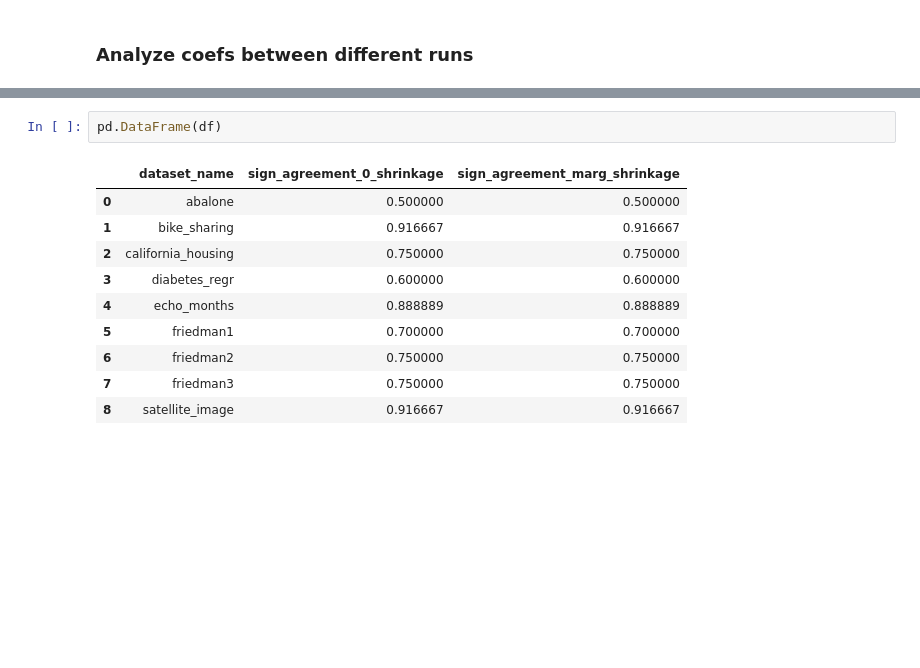
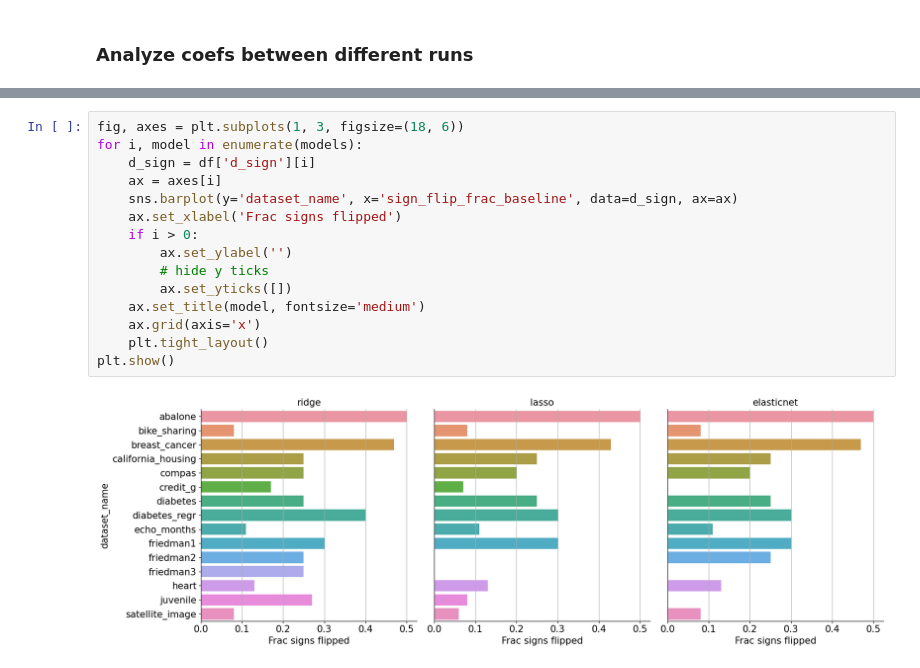
Before and after one commit to csinva/gam-experiments, a Jupyter notebook: notebooks/04_vary_linear.ipynb, the cells around one changed output, grey strips where cells are left out. Saved outputs shown, nothing was run; the diff lists cells and outputs as text; blank space fills up the shorter version.

```diff
--- a/notebooks/04_vary_linear.ipynb
+++ b/notebooks/04_vary_linear.ipynb
@@ -106,13 +143,17 @@ for idx, g in d.groupby(
-# %%
-pd.DataFrame(df)
-# %% [output]
-|  | dataset_name | sign_agreement_0_shrinkage | sign_agreement_marg_shrinkage |
-| 0 | abalone | 0.500000 | 0.500000 |
-| 1 | bike_sharing | 0.916667 | 0.916667 |
-| 2 | california_housing | 0.750000 | 0.750000 |
-| 3 | diabetes_regr | 0.600000 | 0.600000 |
-| 4 | echo_months | 0.888889 | 0.888889 |
-| 5 | friedman1 | 0.700000 | 0.700000 |
-| 6 | friedman2 | 0.750000 | 0.750000 |
-| 7 | friedman3 | 0.750000 | 0.750000 |
-| 8 | satellite_image | 0.916667 | 0.916667 |
+# %%
+fig, axes = plt.subplots(1, 3, figsize=(18, 6))
+for i, model in enumerate(models):
+    d_sign = df['d_sign'][i]
+    ax = axes[i]
+    sns.barplot(y='dataset_name', x='sign_flip_frac_baseline', data=d_sign, ax=ax)
+    ax.set_xlabel('Frac signs flipped')
+    if i > 0:
+        ax.set_ylabel('')
+        # hide y ticks
+        ax.set_yticks([])
+    ax.set_title(model, fontsize='medium')
+    ax.grid(axis='x')
+    plt.tight_layout()
+plt.show()
+# %% [output]
+[figure, added]
```
Also changed, not shown: parts of 9 cells of this notebook, 2 other files.
